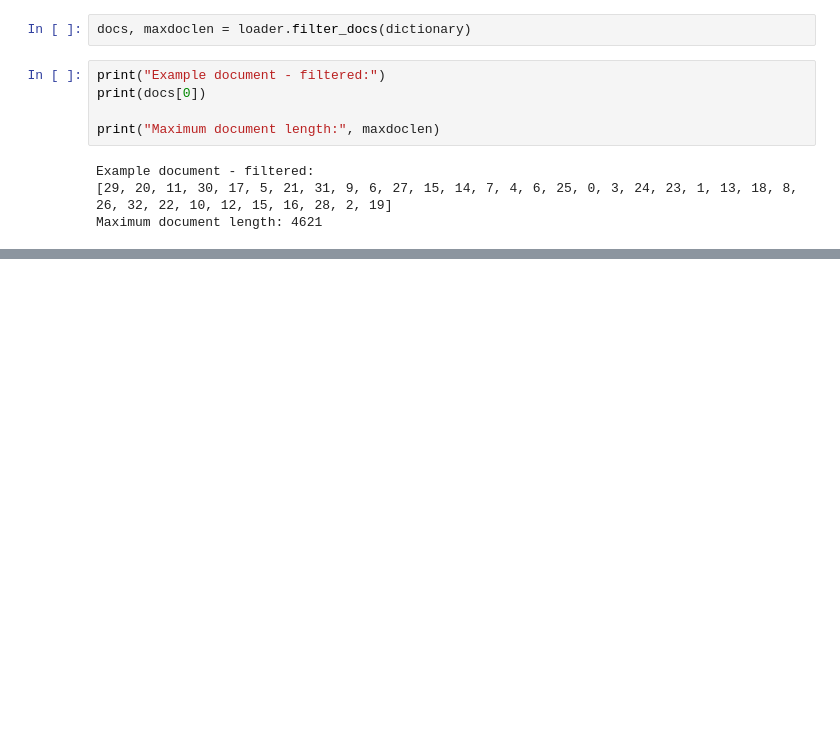
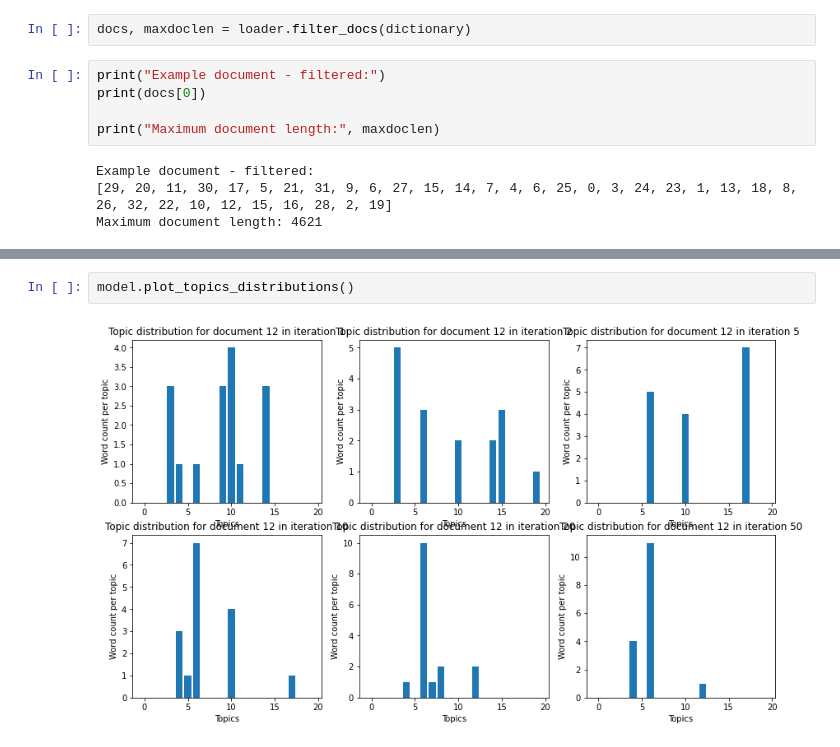
Before and after one commit to toni5rovic/npfl097, a Jupyter notebook: latent_dirichlet_allocation.ipynb, the cells around one changed output, grey strips where cells are left out. Cells and saved outputs as stored; diff of their text form; blank space fills up the shorter version.

```diff
--- a/latent_dirichlet_allocation.ipynb
+++ b/latent_dirichlet_allocation.ipynb
@@ -140,0 +103,4 @@ Iteration: 9, time: 30.158116340637207 seconds
+# %%
+model.plot_topics_distributions()
+# %% [output]
+[figure, added]
```
Also changed, not shown: parts of 7 cells of this notebook, 2 other files.
